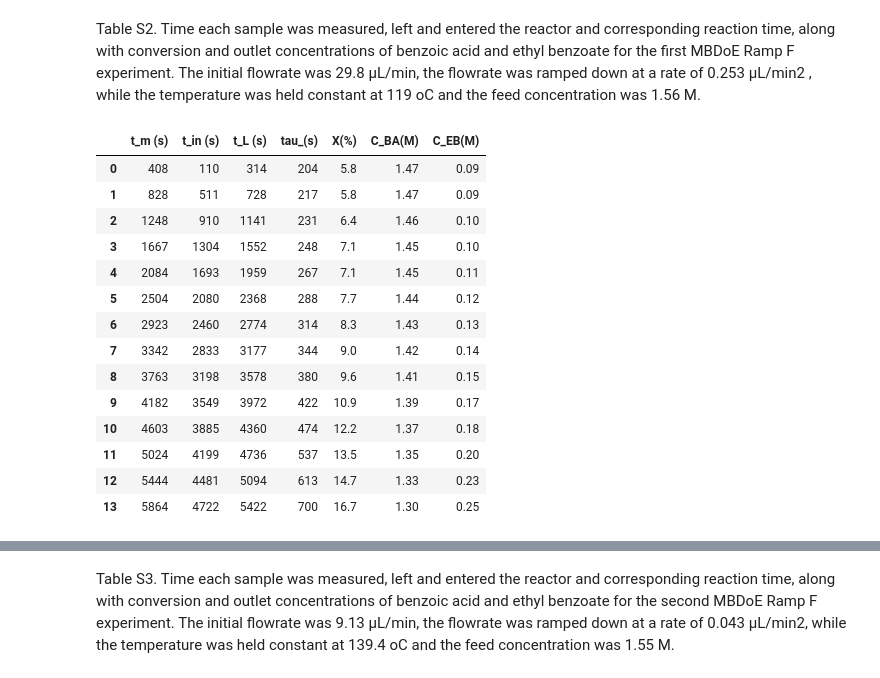
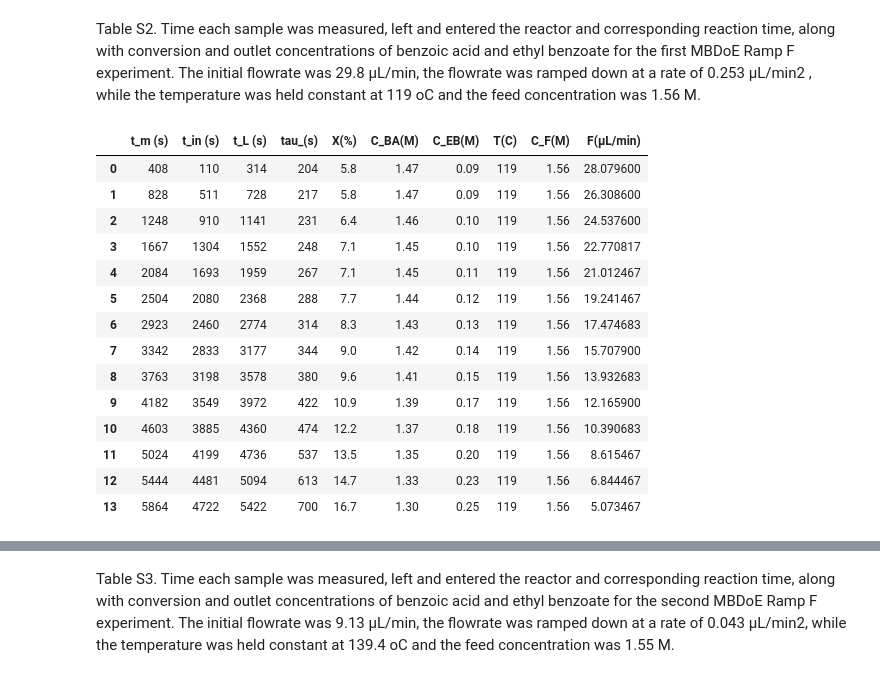
Before and after one commit to smondal13/optimization-project, a Jupyter notebook: MBDOE-project.ipynb, the cells around one changed output, grey strips where cells are left out. Cells and saved outputs as stored; diff of their text form; code cells hidden in the pictures.

```diff
--- a/MBDOE-project.ipynb
+++ b/MBDOE-project.ipynb
@@ -44,30 +44,44 @@ F experiment. The initial flowrate was 29.8 µL/min, the flowrate was ramped dow
 # %%
 data_FR1 = {
     "tM,i Time the sample was measured (s)": [408, 828, 1248, 1667, 2084, 2504, 2923, 3342, 3763, 4182, 4603, 5024, 5444, 5864],
     "tIn,i Time the sample entered the reactor (s)": [110, 511, 910, 1304, 1693, 2080, 2460, 2833, 3198, 3549, 3885, 4199, 4481, 4722],
     "tL,i Time the sample left the reactor (s)": [314, 728, 1141, 1552, 1959, 2368, 2774, 3177, 3578, 3972, 4360, 4736, 5094, 5422],
     "τi Sample reaction time (s)": [204, 217, 231, 248, 267, 288, 314, 344, 380, 422, 474, 537, 613, 700],
     "X Conversion (%)": [5.8, 5.8, 6.4, 7.1, 7.1, 7.7, 8.3, 9.0, 9.6, 10.9, 12.2, 13.5, 14.7, 16.7],
     "Outlet Concentration Benzoic Acid (M)": [1.47, 1.47, 1.46, 1.45, 1.45, 1.44, 1.43, 1.42, 1.41, 1.39, 1.37, 1.35, 1.33, 1.30],
     "Outlet Concentration Ethyl Benzoate (M)": [0.09, 0.09, 0.10, 0.10, 0.11, 0.12, 0.13, 0.14, 0.15, 0.17, 0.18, 0.20, 0.23, 0.25]
 }
 
 ramp_F1 = pd.DataFrame(data_FR1)
 ramp_F1.columns = columns=["t_m (s)", "t_in (s)", "t_L (s)", "tau_(s)", "X(%)", "C_BA(M)", "C_EB(M)"]
+# adding the temperature to the data
+ramp_F1["T(C)"] = 119
+# adding the feed concentration to the data
+ramp_F1["C_F(M)"] = 1.56
+
+# adding the ramped flowrate to the data
+initial_flowrate = 29.8  # µL/min
+ramp_rate = 0.253  # µL/min^2
+
+# Calculate the time elapsed since the start of the ramp
+time_elapsed = ramp_F1['t_m (s)']
+
+# Calculate the flowrate at each time point
+ramp_F1['F(µL/min)'] = initial_flowrate - (ramp_rate * time_elapsed / 60)
 ramp_F1
 # %% [output]
-|  | t_m (s) | t_in (s) | t_L (s) | tau_(s) | X(%) | C_BA(M) | C_EB(M) |
-| 0 | 408 | 110 | 314 | 204 | 5.8 | 1.47 | 0.09 |
-| 1 | 828 | 511 | 728 | 217 | 5.8 | 1.47 | 0.09 |
-| 2 | 1248 | 910 | 1141 | 231 | 6.4 | 1.46 | 0.10 |
-| 3 | 1667 | 1304 | 1552 | 248 | 7.1 | 1.45 | 0.10 |
-| 4 | 2084 | 1693 | 1959 | 267 | 7.1 | 1.45 | 0.11 |
-| 5 | 2504 | 2080 | 2368 | 288 | 7.7 | 1.44 | 0.12 |
-| 6 | 2923 | 2460 | 2774 | 314 | 8.3 | 1.43 | 0.13 |
-| 7 | 3342 | 2833 | 3177 | 344 | 9.0 | 1.42 | 0.14 |
-| 8 | 3763 | 3198 | 3578 | 380 | 9.6 | 1.41 | 0.15 |
-| 9 | 4182 | 3549 | 3972 | 422 | 10.9 | 1.39 | 0.17 |
-| 10 | 4603 | 3885 | 4360 | 474 | 12.2 | 1.37 | 0.18 |
-| 11 | 5024 | 4199 | 4736 | 537 | 13.5 | 1.35 | 0.20 |
-| 12 | 5444 | 4481 | 5094 | 613 | 14.7 | 1.33 | 0.23 |
-| 13 | 5864 | 4722 | 5422 | 700 | 16.7 | 1.30 | 0.25 |
+|  | t_m (s) | t_in (s) | t_L (s) | tau_(s) | X(%) | C_BA(M) | C_EB(M) | T(C) | C_F(M) | F(µL/min) |
+| 0 | 408 | 110 | 314 | 204 | 5.8 | 1.47 | 0.09 | 119 | 1.56 | 28.079600 |
+| 1 | 828 | 511 | 728 | 217 | 5.8 | 1.47 | 0.09 | 119 | 1.56 | 26.308600 |
+| 2 | 1248 | 910 | 1141 | 231 | 6.4 | 1.46 | 0.10 | 119 | 1.56 | 24.537600 |
+| 3 | 1667 | 1304 | 1552 | 248 | 7.1 | 1.45 | 0.10 | 119 | 1.56 | 22.770817 |
+| 4 | 2084 | 1693 | 1959 | 267 | 7.1 | 1.45 | 0.11 | 119 | 1.56 | 21.012467 |
+| 5 | 2504 | 2080 | 2368 | 288 | 7.7 | 1.44 | 0.12 | 119 | 1.56 | 19.241467 |
+| 6 | 2923 | 2460 | 2774 | 314 | 8.3 | 1.43 | 0.13 | 119 | 1.56 | 17.474683 |
+| 7 | 3342 | 2833 | 3177 | 344 | 9.0 | 1.42 | 0.14 | 119 | 1.56 | 15.707900 |
+| 8 | 3763 | 3198 | 3578 | 380 | 9.6 | 1.41 | 0.15 | 119 | 1.56 | 13.932683 |
+| 9 | 4182 | 3549 | 3972 | 422 | 10.9 | 1.39 | 0.17 | 119 | 1.56 | 12.165900 |
+| 10 | 4603 | 3885 | 4360 | 474 | 12.2 | 1.37 | 0.18 | 119 | 1.56 | 10.390683 |
+| 11 | 5024 | 4199 | 4736 | 537 | 13.5 | 1.35 | 0.20 | 119 | 1.56 | 8.615467 |
+| 12 | 5444 | 4481 | 5094 | 613 | 14.7 | 1.33 | 0.23 | 119 | 1.56 | 6.844467 |
+| 13 | 5864 | 4722 | 5422 | 700 | 16.7 | 1.30 | 0.25 | 119 | 1.56 | 5.073467 |
```
Also changed, not shown: parts of 1 cell of this notebook.
